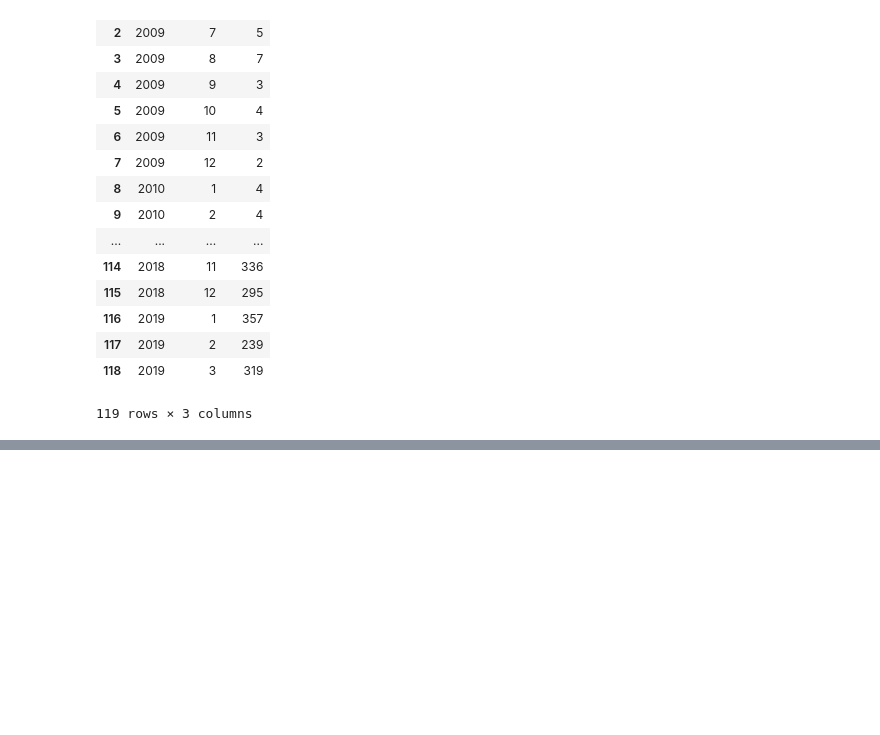
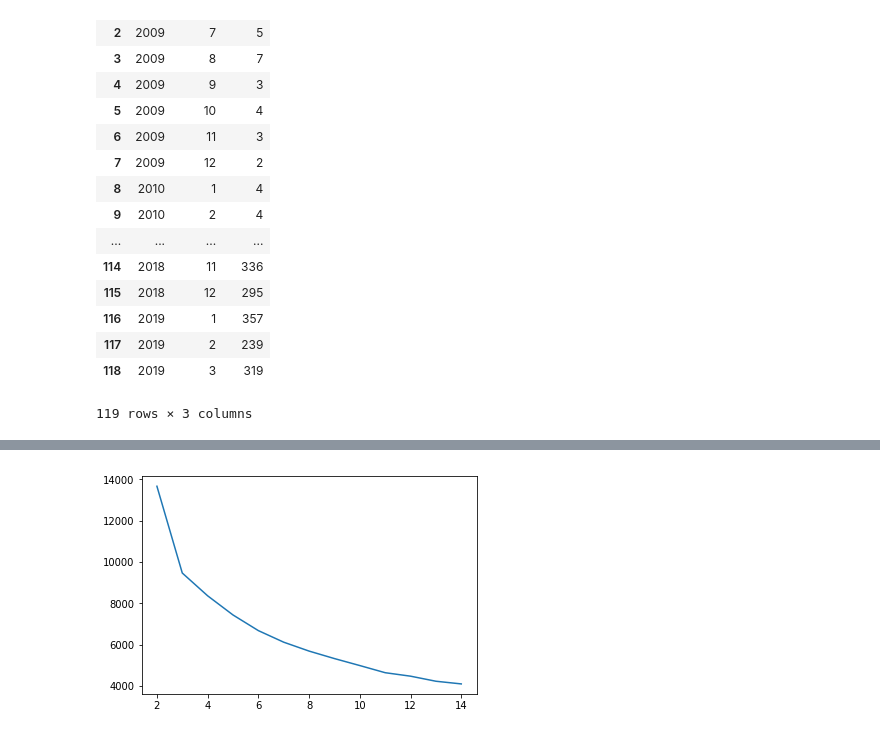
Before and after one commit to Gneur11/TextAnalytics, a Jupyter notebook: featureCreation.ipynb, the cells around one changed output, grey strips where cells are left out. Saved outputs shown, nothing was run; the diff lists cells and outputs as text; code cells hidden in the pictures; blank space fills up the shorter version.

Commit message:
clustering code

```diff
--- a/featureCreation.ipynb
+++ b/featureCreation.ipynb
@@ -102,0 +116,2 @@ plt.plot(x = "month", y="count",data=temp)
+# %%
+data.drop(['created_at', 'text',"modded_text","id_str","is_retweet","in_reply_to_user_id_str","source"], axis=1,inplace=True)
@@ -102,0 +142,7 @@ plt.plot(x = "month", y="count",data=temp)
+# %%
+from sklearn import preprocessing
+x = data.values #returns a numpy array
+min_max_scaler = preprocessing.MinMaxScaler()
+x_scaled = min_max_scaler.fit_transform(x)
+df = pd.DataFrame(x_scaled)
+df.head()
@@ -102,0 +157,15 @@ plt.plot(x = "month", y="count",data=temp)
+# %%
+kmeans = KMeans(n_clusters=2).fit(df)
+# %%
+sse_list = list()
+max_k = 15
+#plt.figure((12,6))
+for k in range(2,max_k):
+    kmeans = KMeans(init='k-means++', n_clusters=k, n_init=10, max_iter=100)
+    kmeans.fit(df)
+    sse = kmeans.inertia_
+    sse_list.append(sse)
+plt.plot(range(2,max_k), sse_list)
+plt.show()
+# %% [output]
+[figure, added]
```
Also changed, not shown: parts of 10 cells of this notebook, 1 other file.
